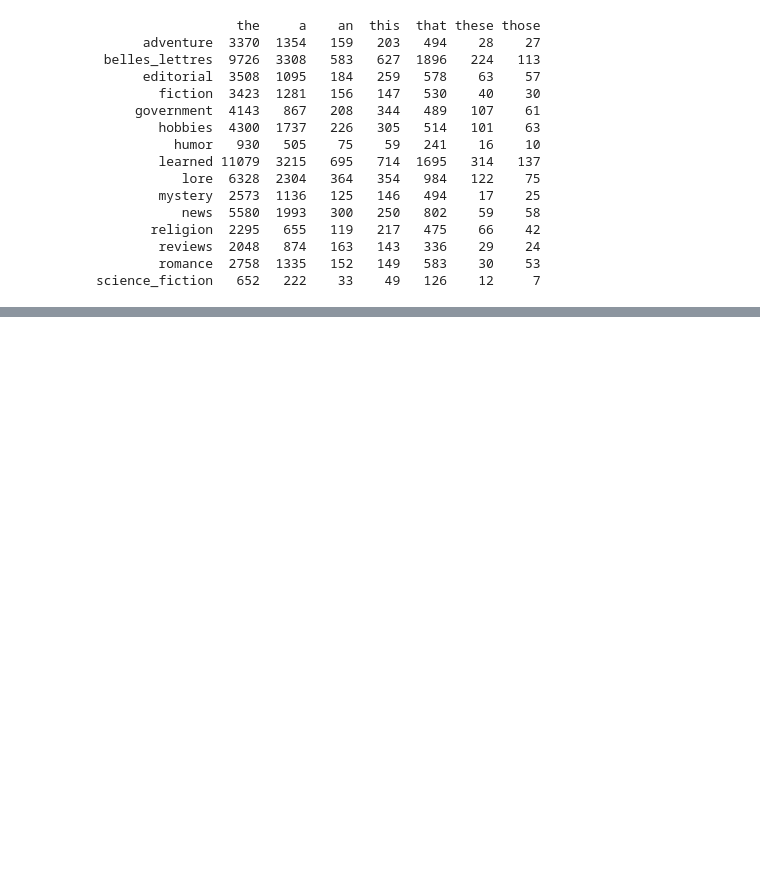
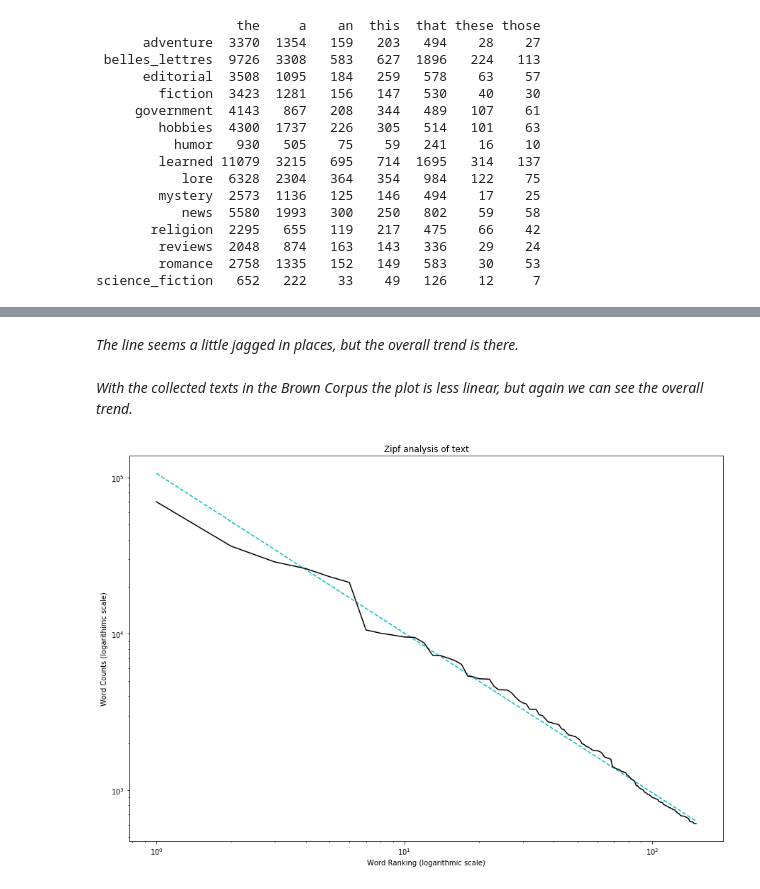
Before and after one commit to STRZGR/Natural-Language-Processing-with-Python-Analyzing-Text-with-the-Natural-Language-Toolkit, a Jupyter notebook: Chapter 02/NLTK Chapter 2 - Exercises.ipynb, the cells around one changed output, grey strips where cells are left out. Saved outputs shown, nothing was run; the diff lists cells and outputs as text; code cells hidden in the pictures; blank space fills up the shorter version.

```diff
--- a/Chapter 02/NLTK Chapter 2 - Exercises.ipynb
+++ b/Chapter 02/NLTK Chapter 2 - Exercises.ipynb
@@ -932,0 +1218,8 @@ science_fiction   652   222    33    49   126    12     7
+# %% [markdown]
+*The line seems a little jagged in places, but the overall trend is there.*
+# %% [markdown]
+*With the collected texts in the Brown Corpus the plot is less linear, but again we can see the overall trend.*
+# %%
+plot_Zipf(brown.sents())
+# %% [output]
+[figure, added]
```
Also changed, not shown: parts of 71 cells of this notebook.
